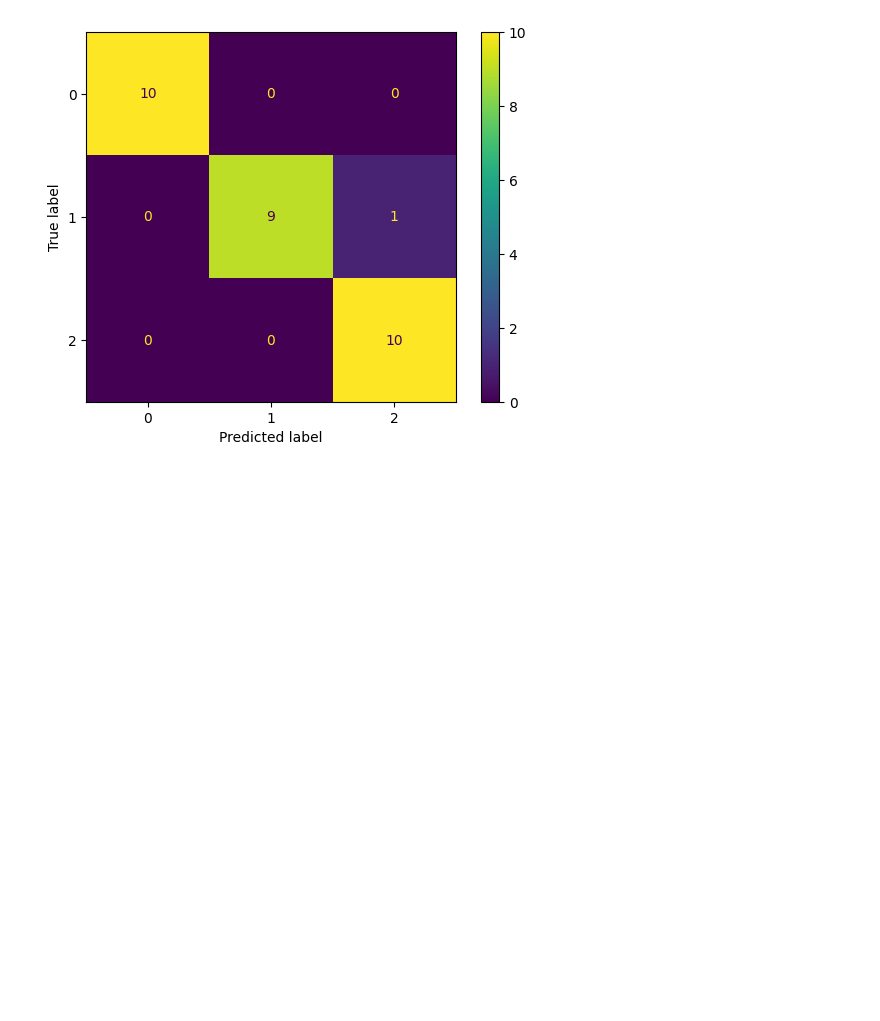
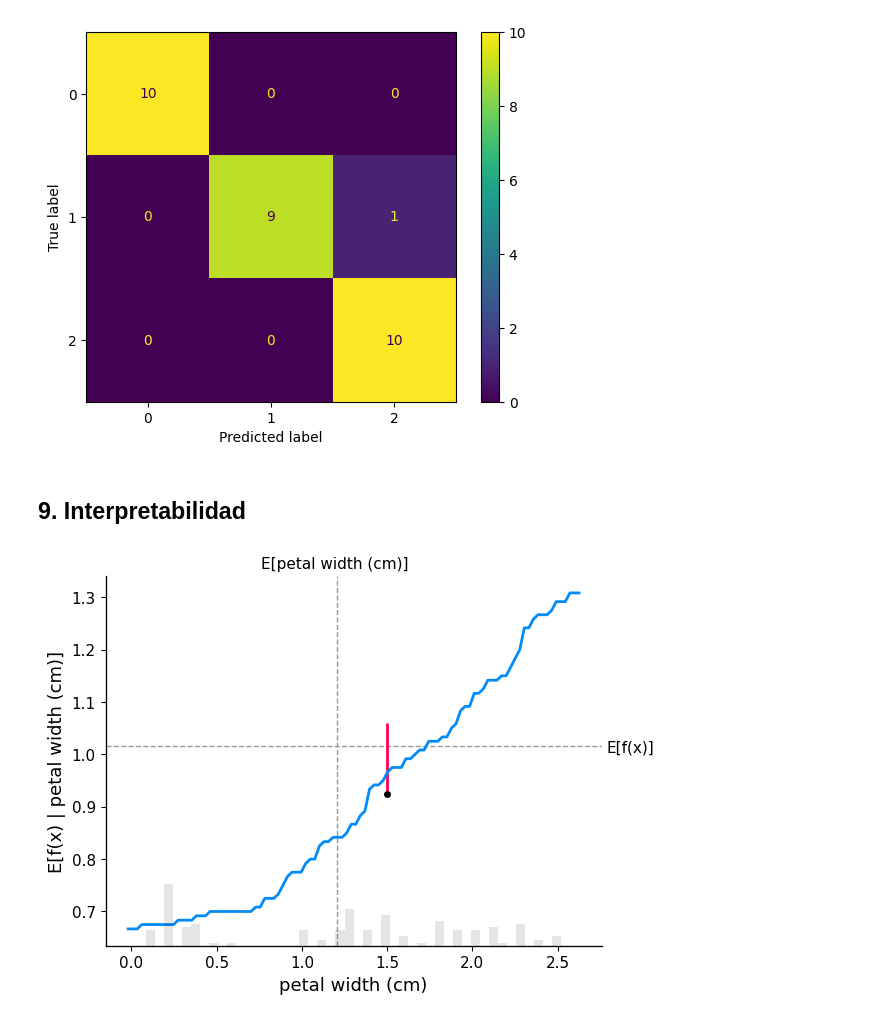
Before and after one commit to JorgeLlorente/Iris, a Jupyter notebook: main.ipynb, the cells around one changed output. Drawn from its saved outputs; the diff is of its cells as text; code cells hidden in the pictures; blank space fills up the shorter version.

```diff
--- a/main.ipynb
+++ b/main.ipynb
@@ -230,3 +232,21 @@ ConfusionMatrixDisplay.from_estimator(clf_tuned, X_test, y_test)
 # %% [output]
 <sklearn.metrics._plot.confusion_matrix.ConfusionMatrixDisplay at 0x...>
 [figure]
+# %% [markdown]
+## 9. Interpretabilidad
+# %%
+explainer = shap.Explainer(clf_best.predict, X_train)
+shap_values = explainer(X_train)
+
+sample_ind = 20
+shap.partial_dependence_plot(
+    "petal width (cm)",
+    clf_best.predict,
+    X_train,
+    ice=False,
+    model_expected_value = True,
+    feature_expected_value = True,
+    shap_values=shap_values[sample_ind : sample_ind + 1, :]
+)
+# %% [output]
+[figure, added]
```
Also changed, not shown: parts of 2 cells of this notebook, 1 other file.
